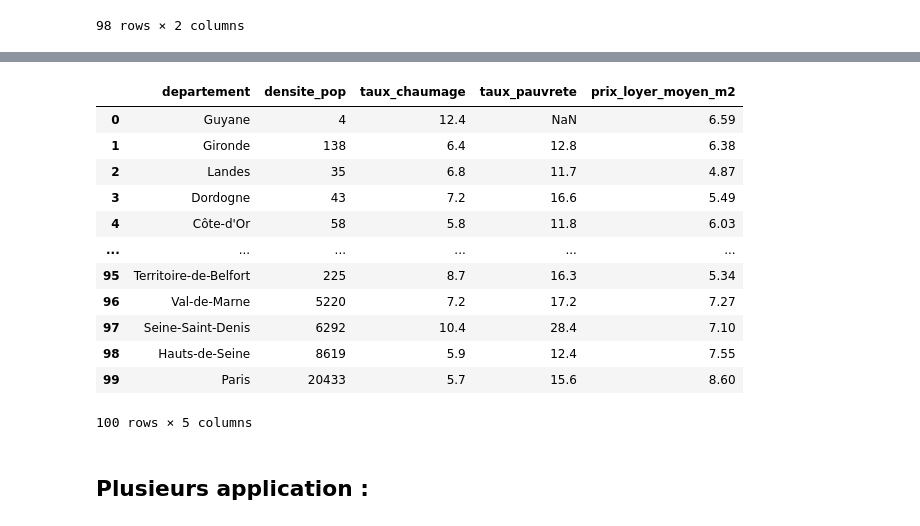
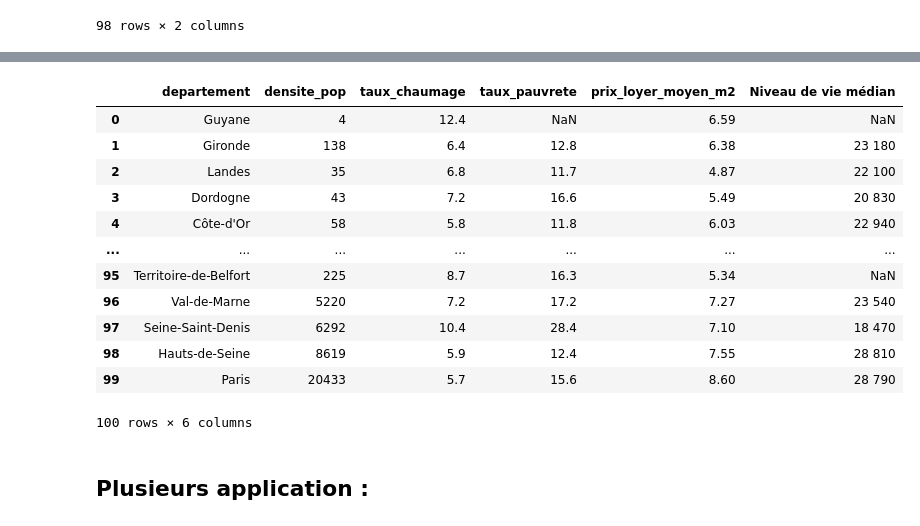
Before and after one commit to Racha1004/DALAS_projet, a Jupyter notebook: Dashboards_DALAS.ipynb, the cells around one changed output, grey strips where cells are left out. Drawn from its saved outputs; the diff is of its cells as text; code cells hidden in the pictures.

```diff
--- a/Dashboards_DALAS.ipynb
+++ b/Dashboards_DALAS.ipynb
@@ -492,3 +493,8 @@ df_niveau_vie
 | 96 | Martinique | 19 200 |
 | 97 | La Réunion | 16 520 |
 98 rows × 2 columns
+# %%
+df_niveau_vie = pd.read_csv("Scrapped_Data/Niveau_de_vie_median.csv")
+df_niveau_vie = df_niveau_vie[["Département" , "Niveau de vie médian"]]
+df_niveau_vie.columns = [ "departement", "Niveau de vie médian"]
+df_niveau_vie
@@ -495,22 +515,23 @@ df_niveau_vie
 # %%
 df_merged = df_pop.merge(df_chomage, on="departement", how="left")
 df_merged = df_merged.merge(df_pauvrete, on="departement", how="left")
 df_merged = df_merged.merge(logement_df, on="departement", how="left")
+df_merged = df_merged.merge(df_niveau_vie, on="departement", how="left")
 df_merged
 # %% [output]
-|  | departement | densite_pop | taux_chaumage | taux_pauvrete | prix_loyer_moyen_m2 |
-| 0 | Guyane | 4 | 12.4 | NaN | 6.59 |
-| 1 | Gironde | 138 | 6.4 | 12.8 | 6.38 |
-| 2 | Landes | 35 | 6.8 | 11.7 | 4.87 |
-| 3 | Dordogne | 43 | 7.2 | 16.6 | 5.49 |
-| 4 | Côte-d'Or | 58 | 5.8 | 11.8 | 6.03 |
-| ... | ... | ... | ... | ... | ... |
-| 95 | Territoire-de-Belfort | 225 | 8.7 | 16.3 | 5.34 |
-| 96 | Val-de-Marne | 5220 | 7.2 | 17.2 | 7.27 |
-| 97 | Seine-Saint-Denis | 6292 | 10.4 | 28.4 | 7.10 |
-| 98 | Hauts-de-Seine | 8619 | 5.9 | 12.4 | 7.55 |
-| 99 | Paris | 20433 | 5.7 | 15.6 | 8.60 |
+|  | departement | densite_pop | taux_chaumage | taux_pauvrete | prix_loyer_moyen_m2 | Niveau de vie médian |
+| 0 | Guyane | 4 | 12.4 | NaN | 6.59 | NaN |
+| 1 | Gironde | 138 | 6.4 | 12.8 | 6.38 | 23 180 |
+| 2 | Landes | 35 | 6.8 | 11.7 | 4.87 | 22 100 |
+| 3 | Dordogne | 43 | 7.2 | 16.6 | 5.49 | 20 830 |
+| 4 | Côte-d'Or | 58 | 5.8 | 11.8 | 6.03 | 22 940 |
+| ... | ... | ... | ... | ... | ... | ... |
+| 95 | Territoire-de-Belfort | 225 | 8.7 | 16.3 | 5.34 | NaN |
+| 96 | Val-de-Marne | 5220 | 7.2 | 17.2 | 7.27 | 23 540 |
+| 97 | Seine-Saint-Denis | 6292 | 10.4 | 28.4 | 7.10 | 18 470 |
+| 98 | Hauts-de-Seine | 8619 | 5.9 | 12.4 | 7.55 | 28 810 |
+| 99 | Paris | 20433 | 5.7 | 15.6 | 8.60 | 28 790 |
-100 rows × 5 columns
+100 rows × 6 columns
 # %% [markdown]
 ## Plusieurs application :
 # %%
```
Also changed, not shown: parts of 4 cells of this notebook.
